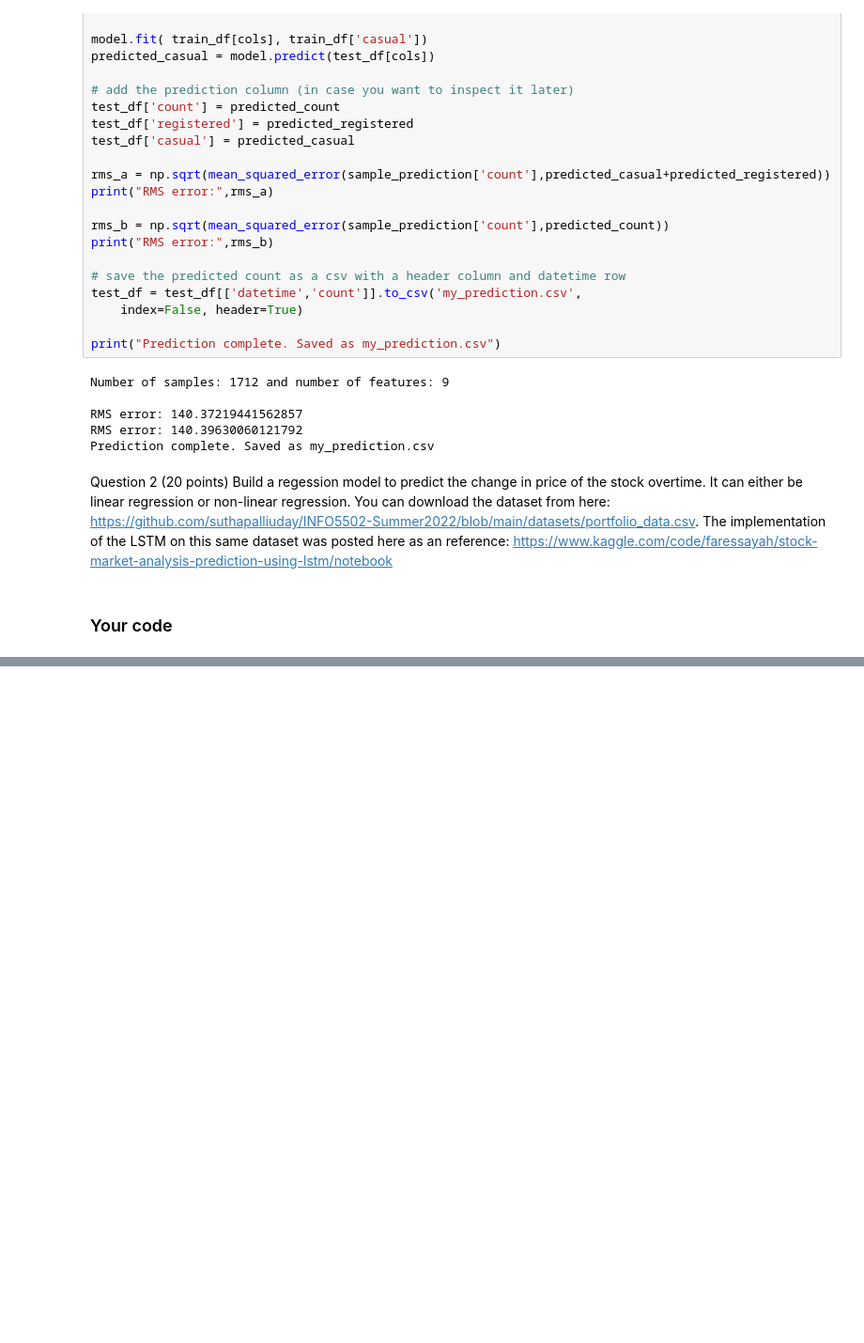
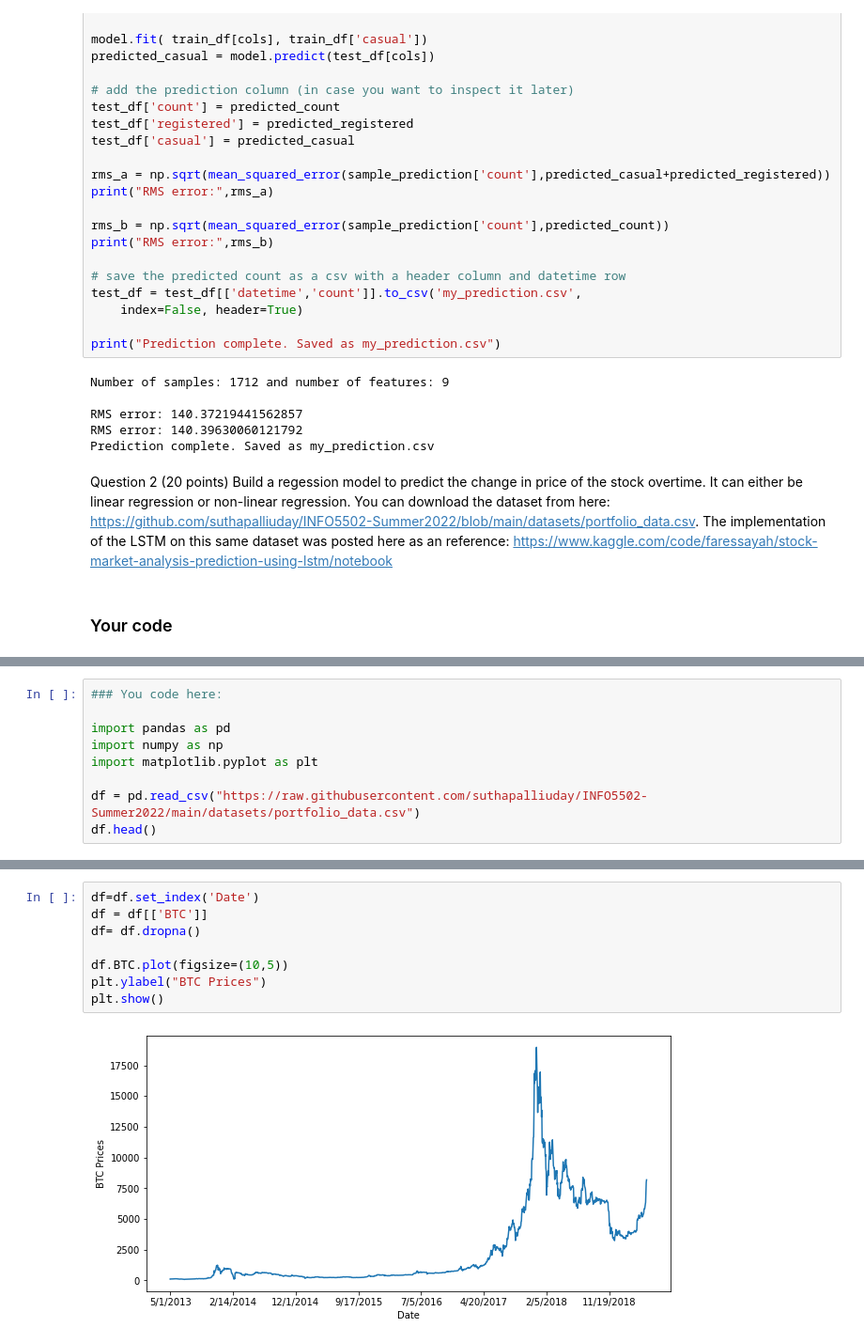
Before and after one commit to rghimre3/INFO-5502, a Jupyter notebook: lab_assignment_06.ipynb, the cells around one changed output, grey strips where cells are left out. Shown: that part at 94% size. Drawn from its saved outputs; the diff is of its cells as text; blank space fills up the shorter version.

```diff
--- a/lab_assignment_06.ipynb
+++ b/lab_assignment_06.ipynb
@@ -308,0 +307,9 @@ Prediction complete. Saved as my_prediction.csv
+# %%
+### You code here:
+
+import pandas as pd
+import numpy as np
+import matplotlib.pyplot as plt
+
+df = pd.read_csv("https://raw.githubusercontent.com/suthapalliuday/INFO5502-Summer2022/main/datasets/portfolio_data.csv")
+df.head()
@@ -308,0 +344,10 @@ Prediction complete. Saved as my_prediction.csv
+# %%
+df=df.set_index('Date')
+df = df[['BTC']]
+df= df.dropna()
+
+df.BTC.plot(figsize=(10,5))
+plt.ylabel("BTC Prices")
+plt.show()
+# %% [output]
+[figure, added]
```
Also changed, not shown: parts of 3 cells of this notebook.
